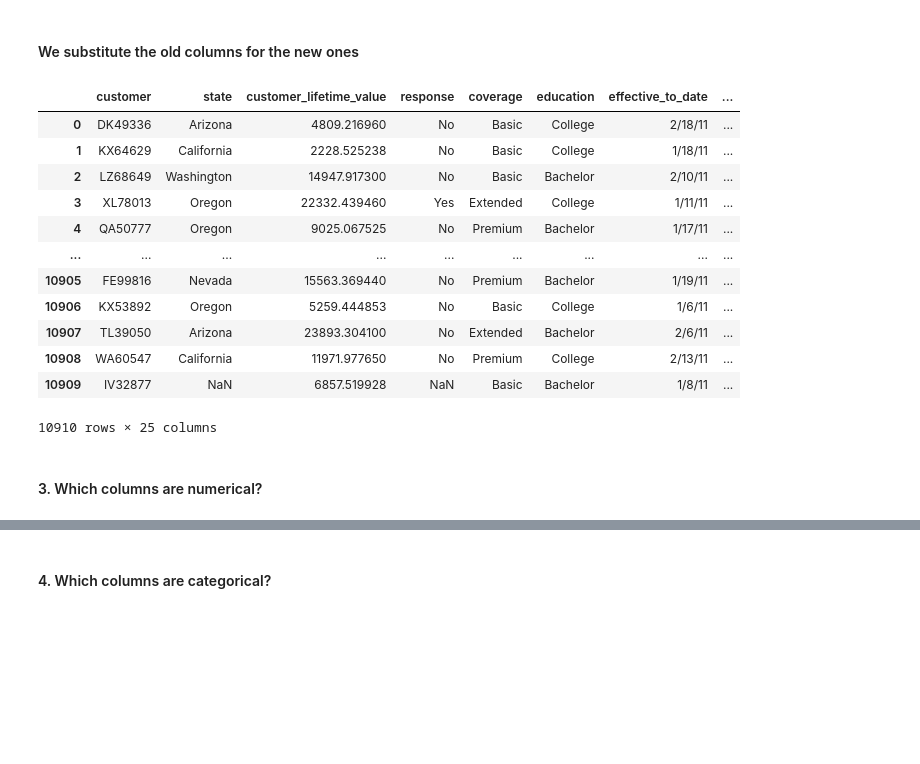
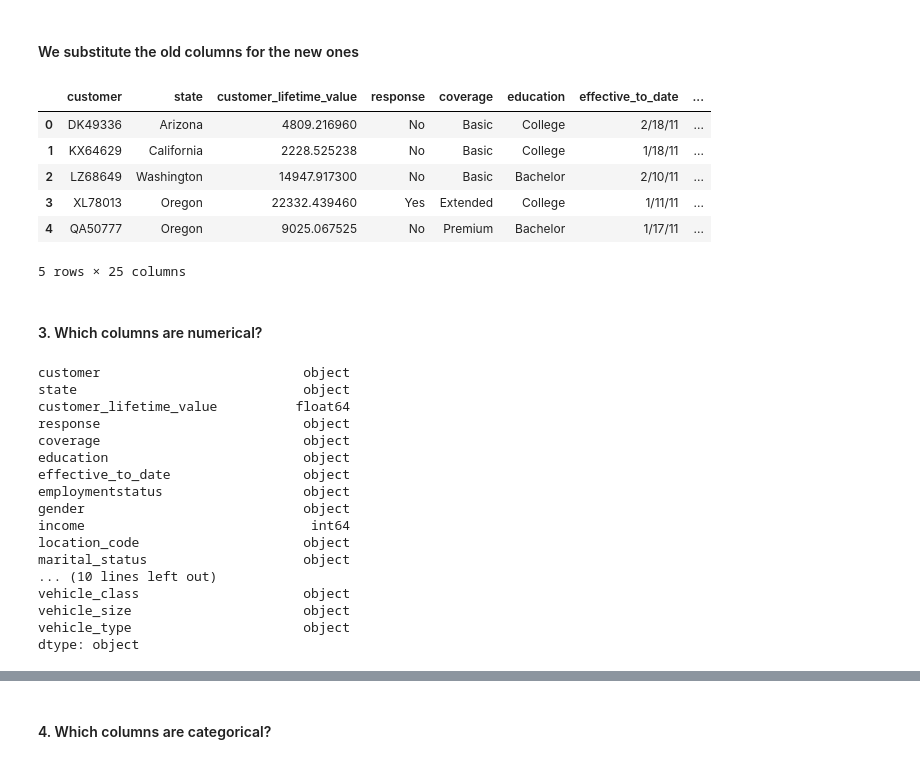
Before and after one commit to Jesus-Almansa/lab-customer-analysis-round-2, a Jupyter notebook: customer_analysis_round2.ipynb, the cells around one changed output, grey strips where cells are left out. Drawn from its saved outputs; the diff is of its cells as text; code cells hidden in the pictures; blank space fills up the shorter version.

```diff
--- a/customer_analysis_round2.ipynb
+++ b/customer_analysis_round2.ipynb
@@ -56,21 +56,34 @@ print(cols)
 #### We substitute the old columns for the new ones
 # %%
 df.columns = cols
+df.head()
+# %% [output]
+|  | customer | state | customer_lifetime_value | response | coverage | education | effective_to_date | ... |
+| 0 | DK49336 | Arizona | 4809.216960 | No | Basic | College | 2/18/11 | ... |
+| 1 | KX64629 | California | 2228.525238 | No | Basic | College | 1/18/11 | ... |
+| 2 | LZ68649 | Washington | 14947.917300 | No | Basic | Bachelor | 2/10/11 | ... |
+| 3 | XL78013 | Oregon | 22332.439460 | Yes | Extended | College | 1/11/11 | ... |
+| 4 | QA50777 | Oregon | 9025.067525 | No | Premium | Bachelor | 1/17/11 | ... |
+5 rows × 25 columns
-# %%
-df
-# %% [output]
-|  | customer | state | customer_lifetime_value | response | coverage | education | effective_to_date | ... |
-| 0 | DK49336 | Arizona | 4809.216960 | No | Basic | College | 2/18/11 | ... |
-| 1 | KX64629 | California | 2228.525238 | No | Basic | College | 1/18/11 | ... |
-| 2 | LZ68649 | Washington | 14947.917300 | No | Basic | Bachelor | 2/10/11 | ... |
-| 3 | XL78013 | Oregon | 22332.439460 | Yes | Extended | College | 1/11/11 | ... |
-| 4 | QA50777 | Oregon | 9025.067525 | No | Premium | Bachelor | 1/17/11 | ... |
-| ... | ... | ... | ... | ... | ... | ... | ... | ... |
-| 10905 | FE99816 | Nevada | 15563.369440 | No | Premium | Bachelor | 1/19/11 | ... |
-| 10906 | KX53892 | Oregon | 5259.444853 | No | Basic | College | 1/6/11 | ... |
-| 10907 | TL39050 | Arizona | 23893.304100 | No | Extended | Bachelor | 2/6/11 | ... |
-| 10908 | WA60547 | California | 11971.977650 | No | Premium | College | 2/13/11 | ... |
-| 10909 | IV32877 | NaN | 6857.519928 | NaN | Basic | Bachelor | 1/8/11 | ... |
-10910 rows × 25 columns
 # %% [markdown]
 #### 3. Which columns are numerical?
+# %%
+df.dtypes
+# %% [output]
+customer                          object
+state                             object
+customer_lifetime_value          float64
+response                          object
+coverage                          object
+education                         object
+effective_to_date                 object
+employmentstatus                  object
+gender                            object
+income                             int64
+location_code                     object
+marital_status                    object
+... (10 lines left out)
+vehicle_class                     object
+vehicle_size                      object
+vehicle_type                      object
+dtype: object
```
Also changed, not shown: parts of 7 cells of this notebook.
